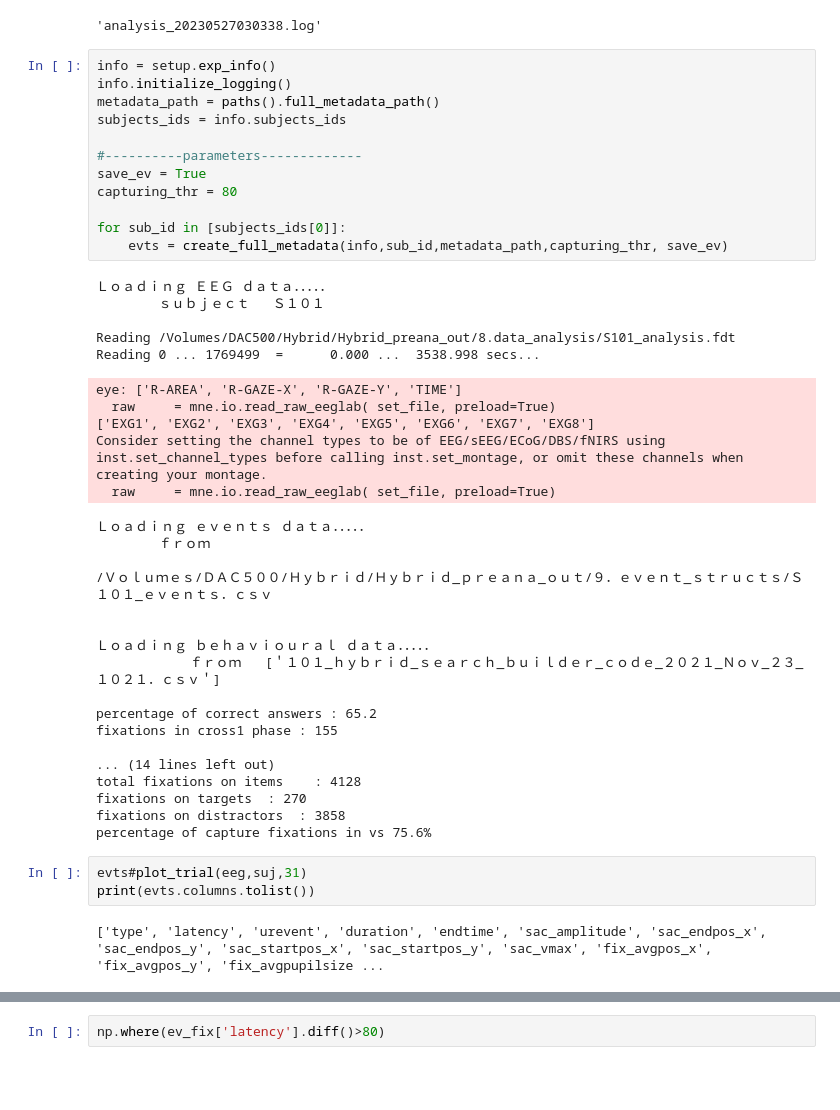
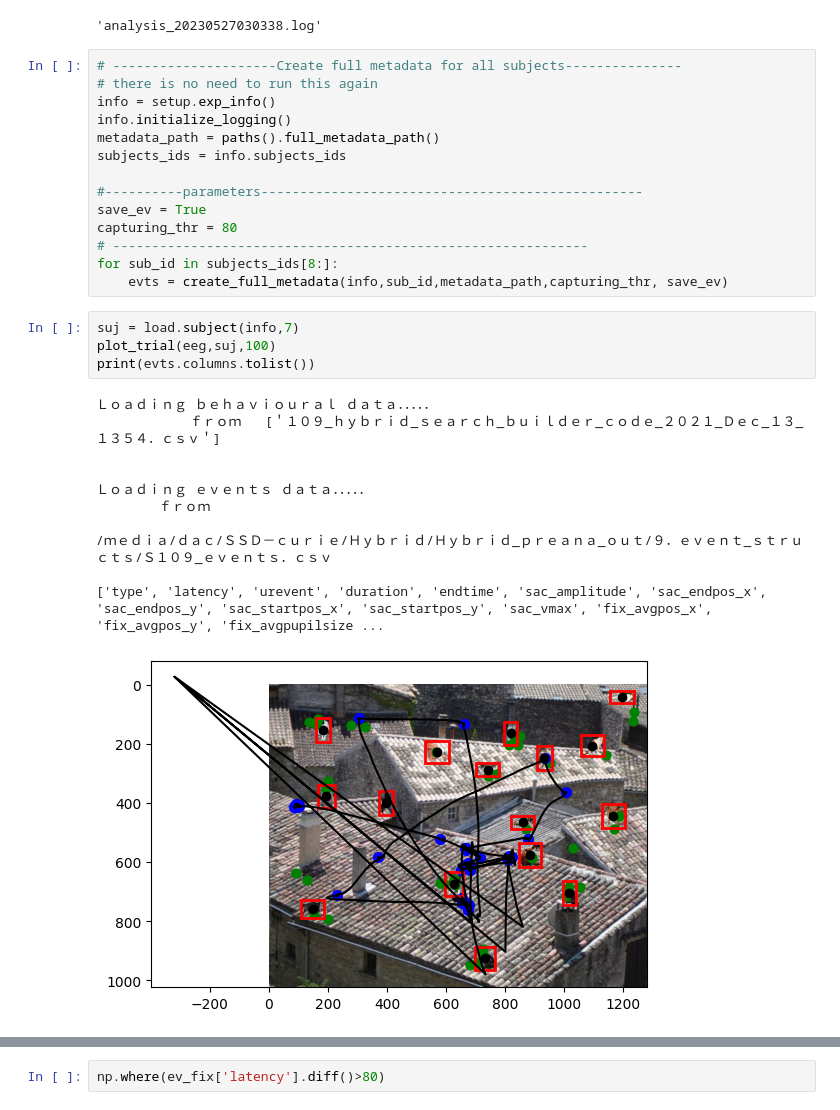
Before and after one commit to incubodac/EEGDECONV, a Jupyter notebook: MNEunfold.ipynb, the cells around one changed output, grey strips where cells are left out. Saved outputs shown, nothing was run; the diff lists cells and outputs as text; blank space fills up the shorter version.

```diff
--- a/MNEunfold.ipynb
+++ b/MNEunfold.ipynb
@@ -27,47 +27,32 @@ log_filename
 # %% [output]
 'analysis_20230527030338.log'
 # %%
+# ---------------------Create full metadata for all subjects---------------
+# there is no need to run this again
 info = setup.exp_info()
 info.initialize_logging()
 metadata_path = paths().full_metadata_path()
 subjects_ids = info.subjects_ids
 
-#----------parameters-------------
+#----------parameters-------------------------------------------------
 save_ev = True
 capturing_thr = 80
-
-for sub_id in [subjects_ids[0]]:
+# -------------------------------------------------------------
+for sub_id in subjects_ids[8:]:
     evts = create_full_metadata(info,sub_id,metadata_path,capturing_thr, save_ev)
-# %% [output]
-Ｌｏａｄｉｎｇ ＥＥＧ ｄａｔａ．．．．．
-        ｓｕｂｊｅｃｔ   Ｓ１０１
-
-Reading /Volumes/DAC500/Hybrid/Hybrid_preana_out/8.data_analysis/S101_analysis.fdt
-Reading 0 ... 1769499  =      0.000 ...  3538.998 secs...
-eye: ['R-AREA', 'R-GAZE-X', 'R-GAZE-Y', 'TIME']
-  raw     = mne.io.read_raw_eeglab( set_file, preload=True)
-['EXG1', 'EXG2', 'EXG3', 'EXG4', 'EXG5', 'EXG6', 'EXG7', 'EXG8']
-Consider setting the channel types to be of EEG/sEEG/ECoG/DBS/fNIRS using inst.set_channel_types before calling inst.set_montage, or omit these channels when creating your montage.
-  raw     = mne.io.read_raw_eeglab( set_file, preload=True)
-Ｌｏａｄｉｎｇ ｅｖｅｎｔｓ ｄａｔａ．．．．．
-        ｆｒｏｍ
-
-/Ｖｏｌｕｍｅｓ/ＤＡＣ５００/Ｈｙｂｒｉｄ/Ｈｙｂｒｉｄ_ｐｒｅａｎａ_ｏｕｔ/９．ｅｖｅｎｔ_ｓｔｒｕｃｔｓ/Ｓ１０１_ｅｖｅｎｔｓ．ｃｓｖ
-
-
-Ｌｏａｄｉｎｇ ｂｅｈａｖｉｏｕｒａｌ ｄａｔａ．．．．．
-            ｆｒｏｍ   [＇１０１_ｈｙｂｒｉｄ_ｓｅａｒｃｈ_ｂｕｉｌｄｅｒ_ｃｏｄｅ_２０２１_Ｎｏｖ_２３_１０２１．ｃｓｖ＇]
-
-percentage of correct answers : 65.2
-fixations in cross1 phase : 155
-
-... (14 lines left out)
-total fixations on items    : 4128
-fixations on targets  : 270
-fixations on distractors  : 3858
-percentage of capture fixations in vs 75.6%
 # %%
-evts#plot_trial(eeg,suj,31)
+suj = load.subject(info,7)
+plot_trial(eeg,suj,100)
 print(evts.columns.tolist())
 # %% [output]
+Ｌｏａｄｉｎｇ ｂｅｈａｖｉｏｕｒａｌ ｄａｔａ．．．．．
+            ｆｒｏｍ   [＇１０９_ｈｙｂｒｉｄ_ｓｅａｒｃｈ_ｂｕｉｌｄｅｒ_ｃｏｄｅ_２０２１_Ｄｅｃ_１３_１３５４．ｃｓｖ＇]
+
+
+Ｌｏａｄｉｎｇ ｅｖｅｎｔｓ ｄａｔａ．．．．．
+        ｆｒｏｍ
+
+/ｍｅｄｉａ/ｄａｃ/ＳＳＤ－ｃｕｒｉｅ/Ｈｙｂｒｉｄ/Ｈｙｂｒｉｄ_ｐｒｅａｎａ_ｏｕｔ/９．ｅｖｅｎｔ_ｓｔｒｕｃｔｓ/Ｓ１０９_ｅｖｅｎｔｓ．ｃｓｖ
+
 ['type', 'latency', 'urevent', 'duration', 'endtime', 'sac_amplitude', 'sac_endpos_x', 'sac_endpos_y', 'sac_startpos_x', 'sac_startpos_y', 'sac_vmax', 'fix_avgpos_x', 'fix_avgpos_y', 'fix_avgpupilsize ...
+[figure, added]
```
Also changed, not shown: parts of 22 cells of this notebook, 3 other files.
